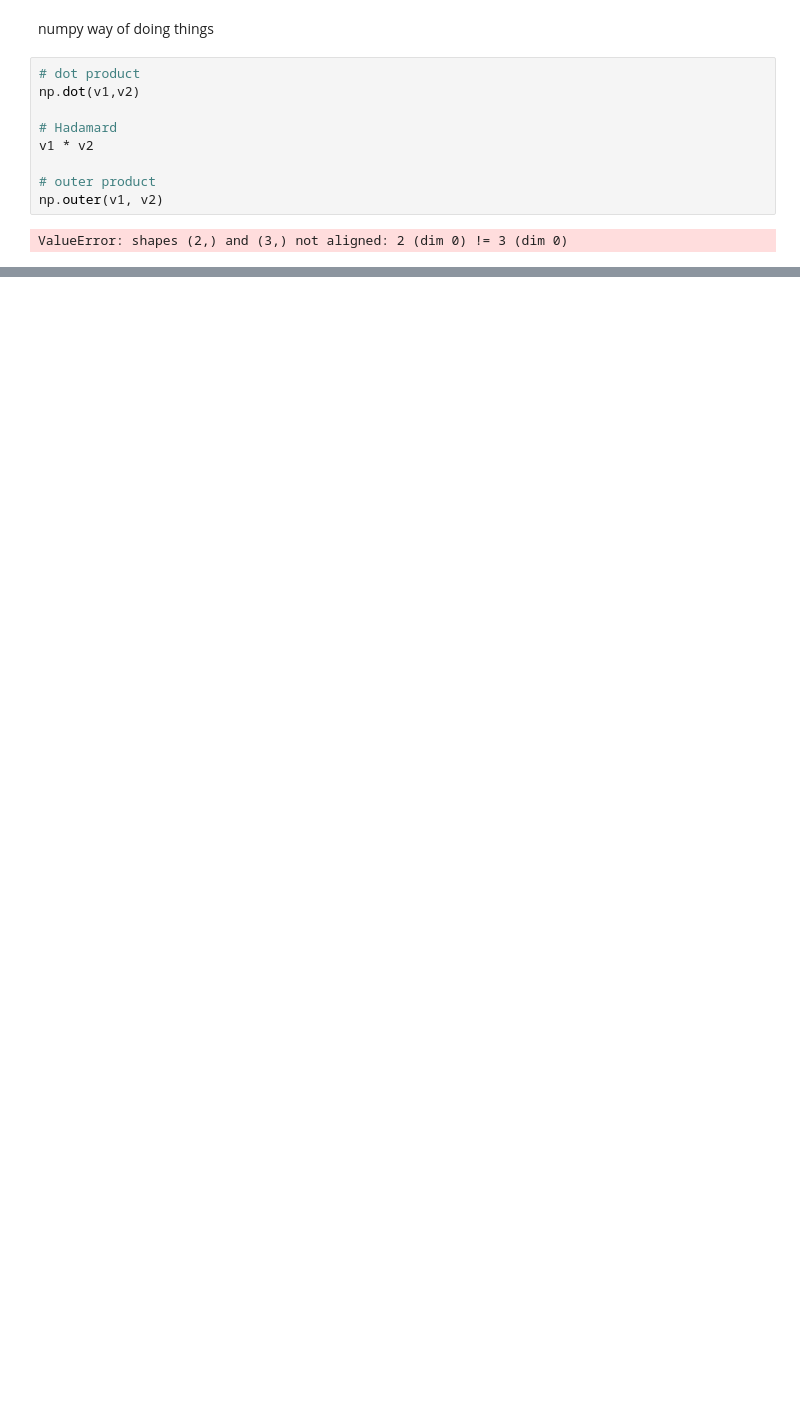
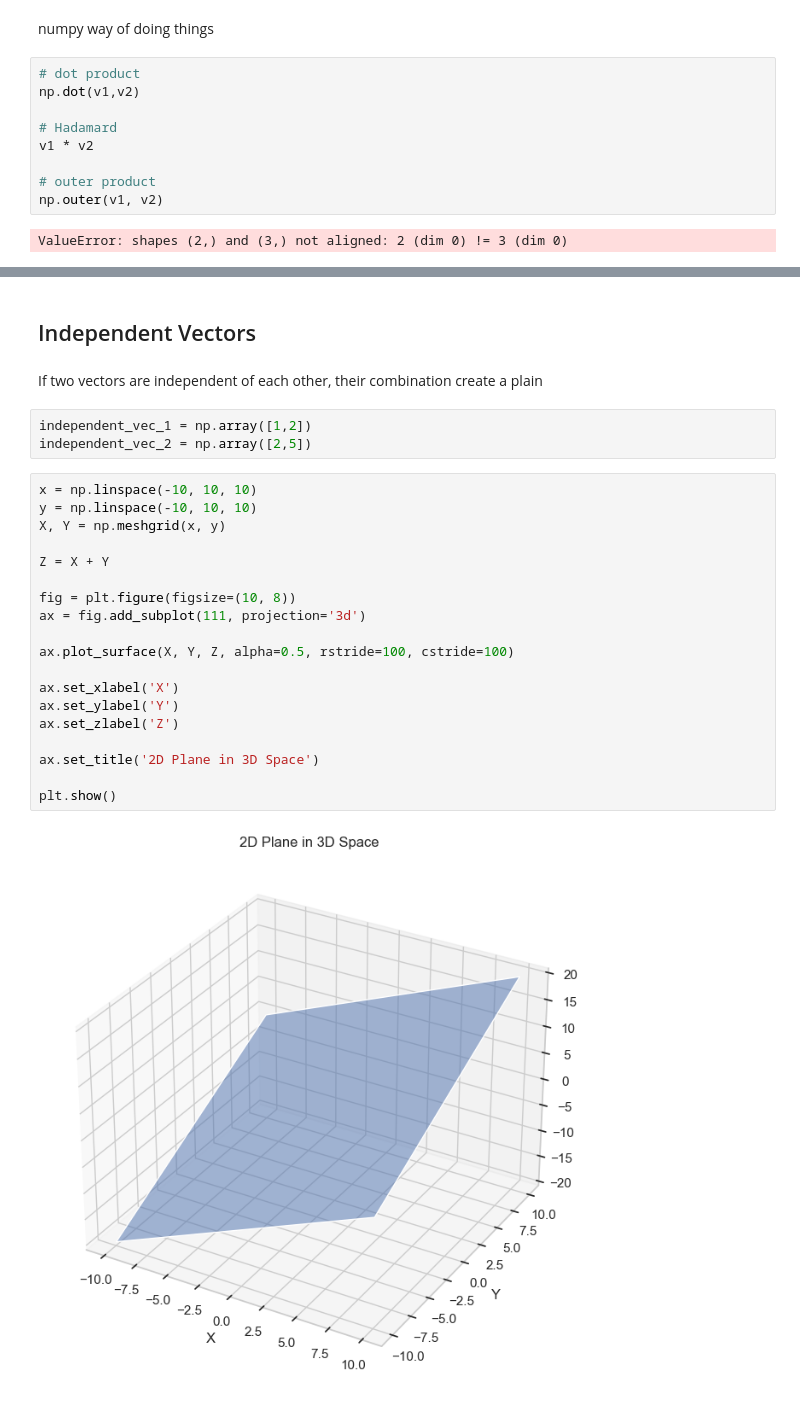
Before and after one commit to chenmargalit/10X-ML-Engineer---Python-Excercises, a Jupyter notebook: math/Linear algebra - Lesson.ipynb, the cells around one changed output, grey strips where cells are left out. Drawn from its saved outputs; the diff is of its cells as text; blank space fills up the shorter version.

```diff
--- a/math/Linear algebra - Lesson.ipynb
+++ b/math/Linear algebra - Lesson.ipynb
@@ -360,0 +444,28 @@ ValueError: shapes (2,) and (3,) not aligned: 2 (dim 0) != 3 (dim 0)
+# %% [markdown]
+## Independent Vectors
+# %% [markdown]
+If two vectors are independent of each other, their combination create a plain
+# %%
+independent_vec_1 = np.array([1,2])
+independent_vec_2 = np.array([2,5])
+# %%
+x = np.linspace(-10, 10, 10)
+y = np.linspace(-10, 10, 10)
+X, Y = np.meshgrid(x, y)
+
+Z = X + Y
+
+fig = plt.figure(figsize=(10, 8))
+ax = fig.add_subplot(111, projection='3d')
+
+ax.plot_surface(X, Y, Z, alpha=0.5, rstride=100, cstride=100)
+
+ax.set_xlabel('X')
+ax.set_ylabel('Y')
+ax.set_zlabel('Z')
+
+ax.set_title('2D Plane in 3D Space')
+
+plt.show()
+# %% [output]
+[figure, added]
```
Also changed, not shown: parts of 151 cells of this notebook.
